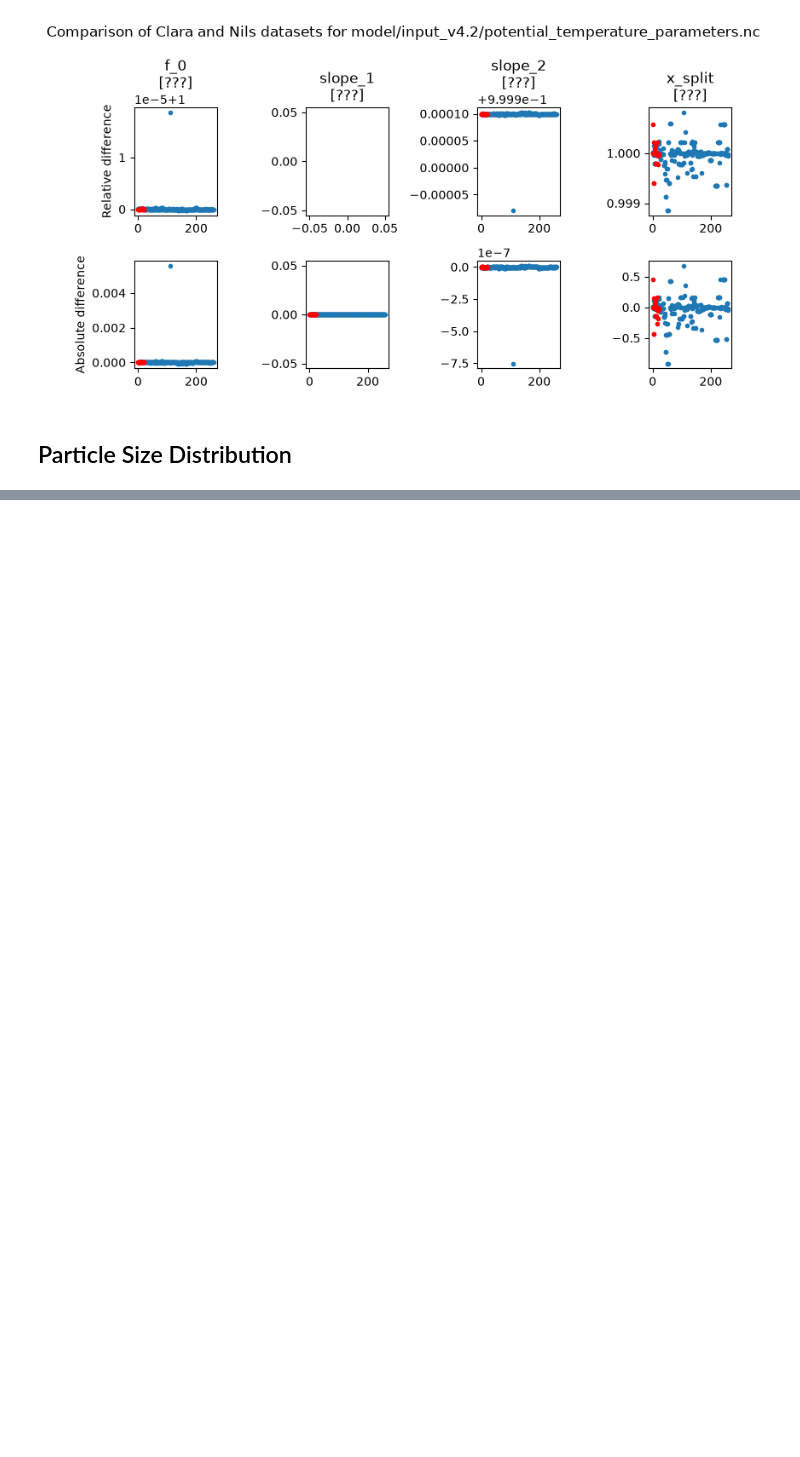
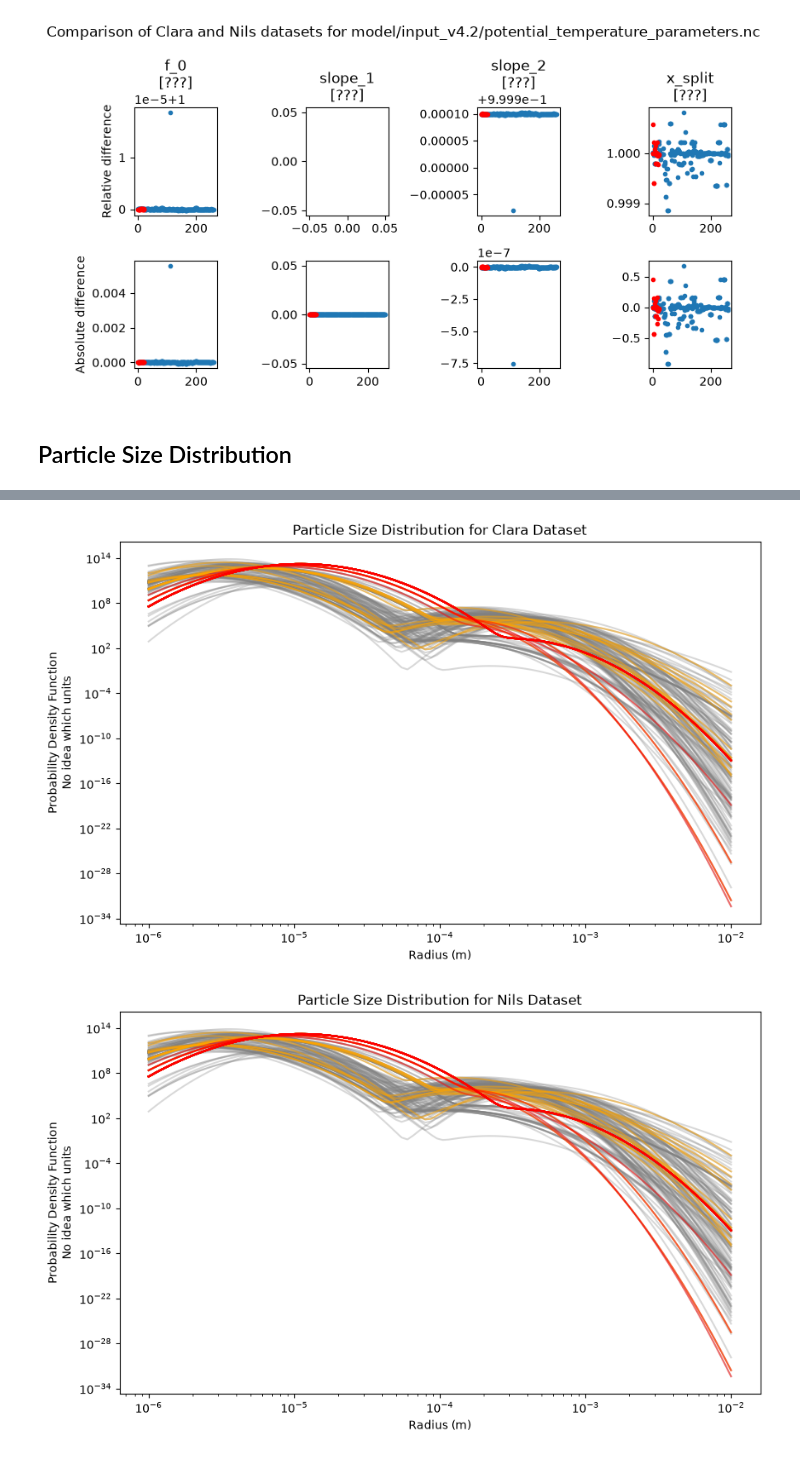
Before and after one commit to nilsnevertree/sdm-eurec4a, a Jupyter notebook: notebooks/issues/xxx/debuggind.ipynb, the cells around one changed output, grey strips where cells are left out. Saved outputs shown, nothing was run; the diff lists cells and outputs as text; code cells hidden in the pictures; blank space fills up the shorter version.

```diff
--- a/notebooks/issues/xxx/debuggind.ipynb
+++ b/notebooks/issues/xxx/debuggind.ipynb
@@ -270,0 +371,47 @@ R   scale_factor1       (cloud_id) float64 1kB 1.022e+08 1.27e+07 ... 2.649e+06
+# %%
+distribution_user_dicts = {}
+for user in ["clara", "nils"]:
+    cloud_dicts = cloud_user_dicts[user]
+    distribution_dict = {}
+    for cloud_id in cloud_dicts:
+        psd_params_dict = cloud_dicts[cloud_id]
+        xi_probability_distribution = probdists.DoubleLogNormal(
+            geometric_mean1=psd_params_dict["geometric_mean1"],
+            geometric_mean2=psd_params_dict["geometric_mean2"],
+        geometric_std_dev1=psd_params_dict["geometric_std_dev1"],
+        geometric_std_dev2=psd_params_dict["geometric_std_dev2"],
+        scale_factor1=psd_params_dict["scale_factor1"],
+        scale_factor2=psd_params_dict["scale_factor2"],
+        )
+        distribution_dict[cloud_id] = xi_probability_distribution
+    distribution_user_dicts[user] = distribution_dict
+# %%
+radii = np.logspace(-6, -2, 100)  # radii from 1e-6 to 1e-2 meters
+
+for user in ["clara", "nils"]:
+    distribution_dict = distribution_user_dicts[user]
+    plt.figure(figsize=(10, 6))
+    plt.title(f"Particle Size Distribution for {user.capitalize()} Dataset")
+    plt.xlabel("Radius (m)")
+    plt.ylabel("Probability Density Function\nNo idea which units")
+
+    for cloud_id in distribution_dict:
+        xi_probability_distribution = distribution_dict[cloud_id]
+        xi_probability_distribution_values = xi_probability_distribution(radii = radii)
+        plt.plot(radii, xi_probability_distribution_values, label=f"Cloud ID: {cloud_id}", color = "grey", alpha = 0.3)
+
+    for cloud_id in invalid_rwc_clouds:
+            xi_probability_distribution = distribution_dict[cloud_id]
+            xi_probability_distribution_values = xi_probability_distribution(radii = radii)
+            plt.plot(radii, xi_probability_distribution_values, label=f"Cloud ID: {cloud_id}", color = "orange", alpha = 0.5)
+
+    for cloud_id in invalid_conservation_clouds:
+            xi_probability_distribution = distribution_dict[cloud_id]
+            xi_probability_distribution_values = xi_probability_distribution(radii = radii)
+            plt.plot(radii, xi_probability_distribution_values, label=f"Cloud ID: {cloud_id}", color = "red", alpha = 0.5)
+
+
+    plt.loglog()
+# %% [output]
+[figure, added]
+[figure, added]
```
Also changed, not shown: parts of 13 cells of this notebook.
